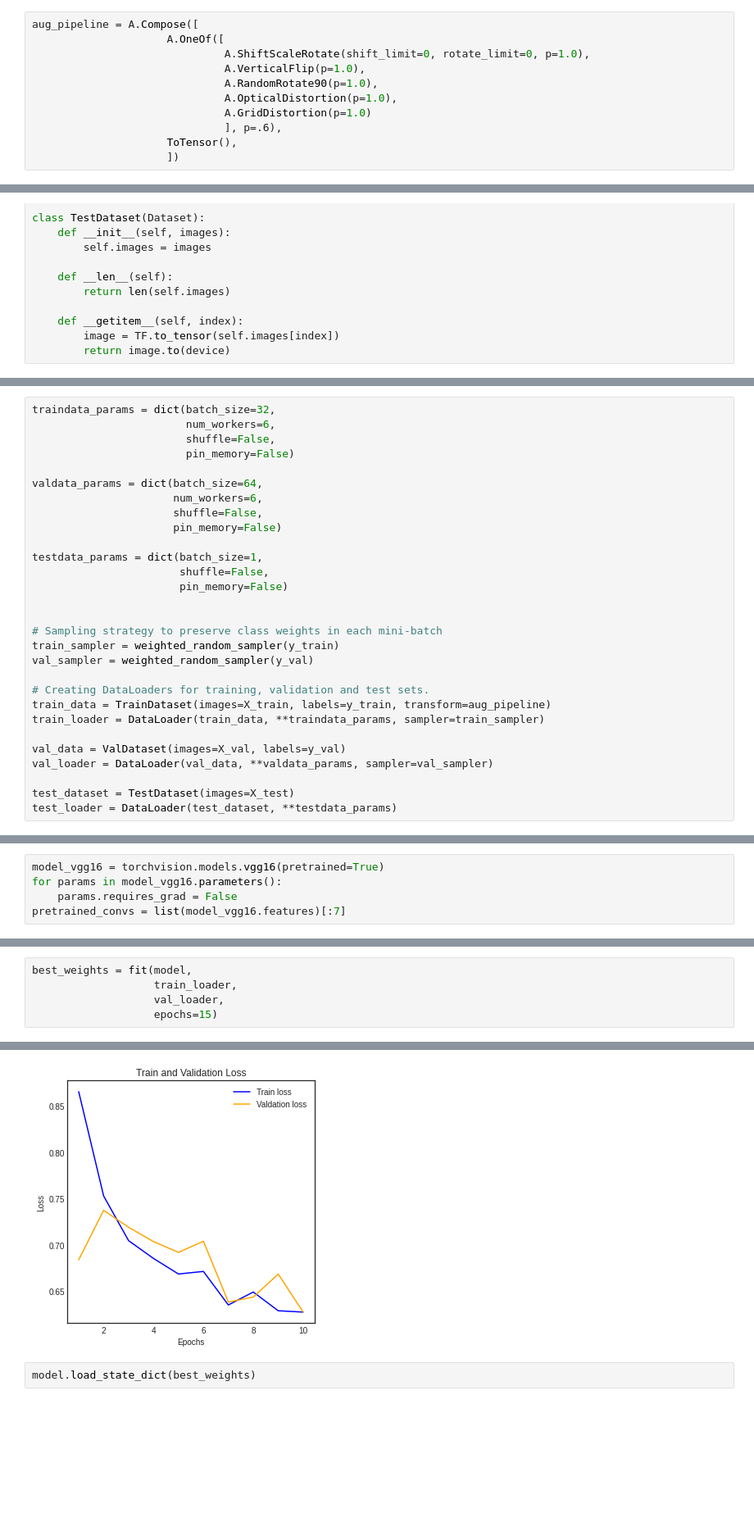
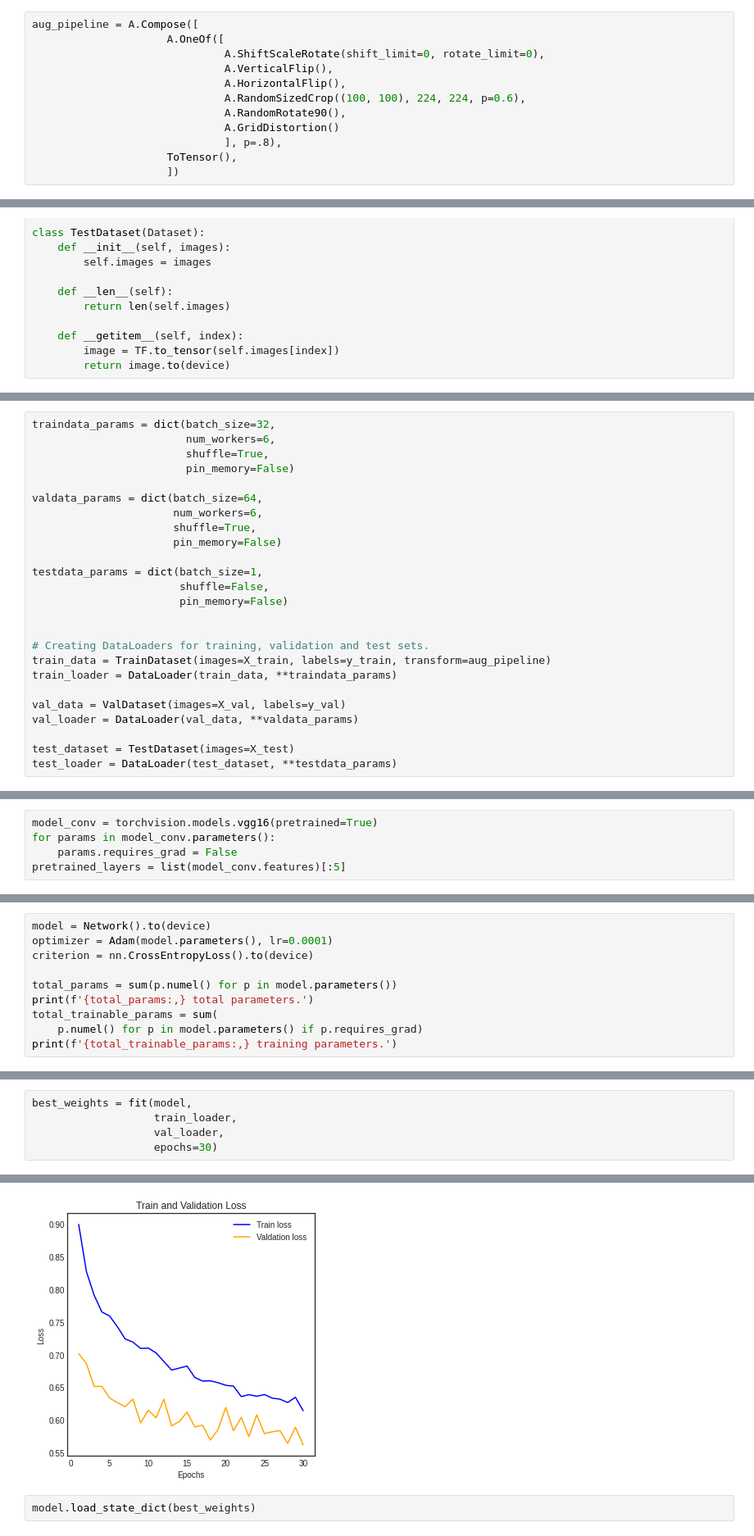
Before and after one commit to fabioachacon/machine_learning, a Jupyter notebook: Computer Vision Projects/Classifying Pneumonia X-Ray Images with Pytorch.ipynb, the cells around one changed output, grey strips where cells are left out. Shown at 82% size. Drawn from its saved outputs; the diff is of its cells as text; blank space fills up the shorter version.

```diff
--- a/Computer Vision Projects/Classifying Pneumonia X-Ray Images with Pytorch.ipynb
+++ b/Computer Vision Projects/Classifying Pneumonia X-Ray Images with Pytorch.ipynb
@@ -146,11 +146,12 @@ plt.show()
 # %%
 aug_pipeline = A.Compose([
                      A.OneOf([
-                              A.ShiftScaleRotate(shift_limit=0, rotate_limit=0, p=1.0),
-                              A.VerticalFlip(p=1.0),
-                              A.RandomRotate90(p=1.0),
-                              A.OpticalDistortion(p=1.0),
-                              A.GridDistortion(p=1.0)
-                              ], p=.6),
+                              A.ShiftScaleRotate(shift_limit=0, rotate_limit=0),
+                              A.VerticalFlip(),
+                              A.HorizontalFlip(),
+                              A.RandomSizedCrop((100, 100), 224, 224, p=0.6),
+                              A.RandomRotate90(),
+                              A.GridDistortion()
+                              ], p=.8),
                      ToTensor(),
                      ])
@@ -213,12 +205,12 @@ def weighted_random_sampler(targets):
 # %%
 traindata_params = dict(batch_size=32,
                         num_workers=6,
-                        shuffle=False,
+                        shuffle=True,
                         pin_memory=False)
 
 valdata_params = dict(batch_size=64,
                       num_workers=6,
-                      shuffle=False,
+                      shuffle=True,
                       pin_memory=False)
 
 testdata_params = dict(batch_size=1,
@@ -226,16 +218,12 @@ testdata_params = dict(batch_size=1,
                        pin_memory=False)
 
 
-# Sampling strategy to preserve class weights in each mini-batch
-train_sampler = weighted_random_sampler(y_train)
-val_sampler = weighted_random_sampler(y_val)
-
 # Creating DataLoaders for training, validation and test sets.
 train_data = TrainDataset(images=X_train, labels=y_train, transform=aug_pipeline)
-train_loader = DataLoader(train_data, **traindata_params, sampler=train_sampler)
+train_loader = DataLoader(train_data, **traindata_params)
 
 val_data = ValDataset(images=X_val, labels=y_val)
-val_loader = DataLoader(val_data, **valdata_params, sampler=val_sampler)
+val_loader = DataLoader(val_data, **valdata_params)
 
 test_dataset = TestDataset(images=X_test)
 test_loader = DataLoader(test_dataset, **testdata_params)
@@ -258,5 +246,5 @@ imshow(torchvision.utils.make_grid(images))
 # %%
-model_vgg16 = torchvision.models.vgg16(pretrained=True)
-for params in model_vgg16.parameters():
+model_conv = torchvision.models.vgg16(pretrained=True)
+for params in model_conv.parameters():
     params.requires_grad = False
-pretrained_convs = list(model_vgg16.features)[:7]
+pretrained_layers = list(model_conv.features)[:5]
@@ -310,0 +291,10 @@ def visualize_eval(train_loss, val_loss) :
+# %%
+model = Network().to(device)
+optimizer = Adam(model.parameters(), lr=0.0001)
+criterion = nn.CrossEntropyLoss().to(device)
+
+total_params = sum(p.numel() for p in model.parameters())
+print(f'{total_params:,} total parameters.')
+total_trainable_params = sum(
+    p.numel() for p in model.parameters() if p.requires_grad)
+print(f'{total_trainable_params:,} training parameters.')
@@ -354,5 +363,5 @@ def fit(model, train_loader=None, val_loader=None, epochs=15):
 best_weights = fit(model,
                    train_loader,
                    val_loader,
-                   epochs=15)
+                   epochs=30)
 # %% [output]
@@ -376,4 +385,4 @@ Epoch 10/10
-[figure, old version]
+[figure, new version]
 # %%
 model.load_state_dict(best_weights)
 # %% [output]
```
Also changed, not shown: parts of 25 cells of this notebook.
